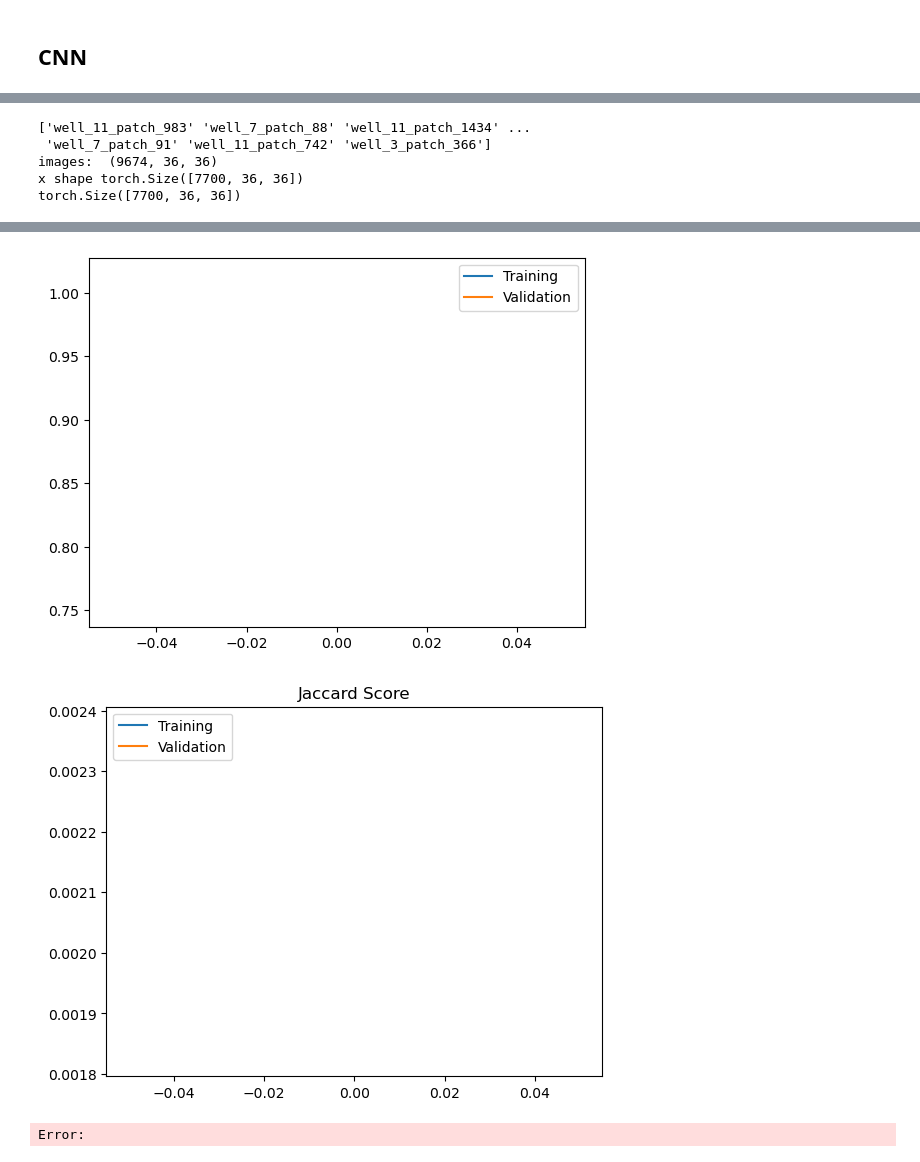
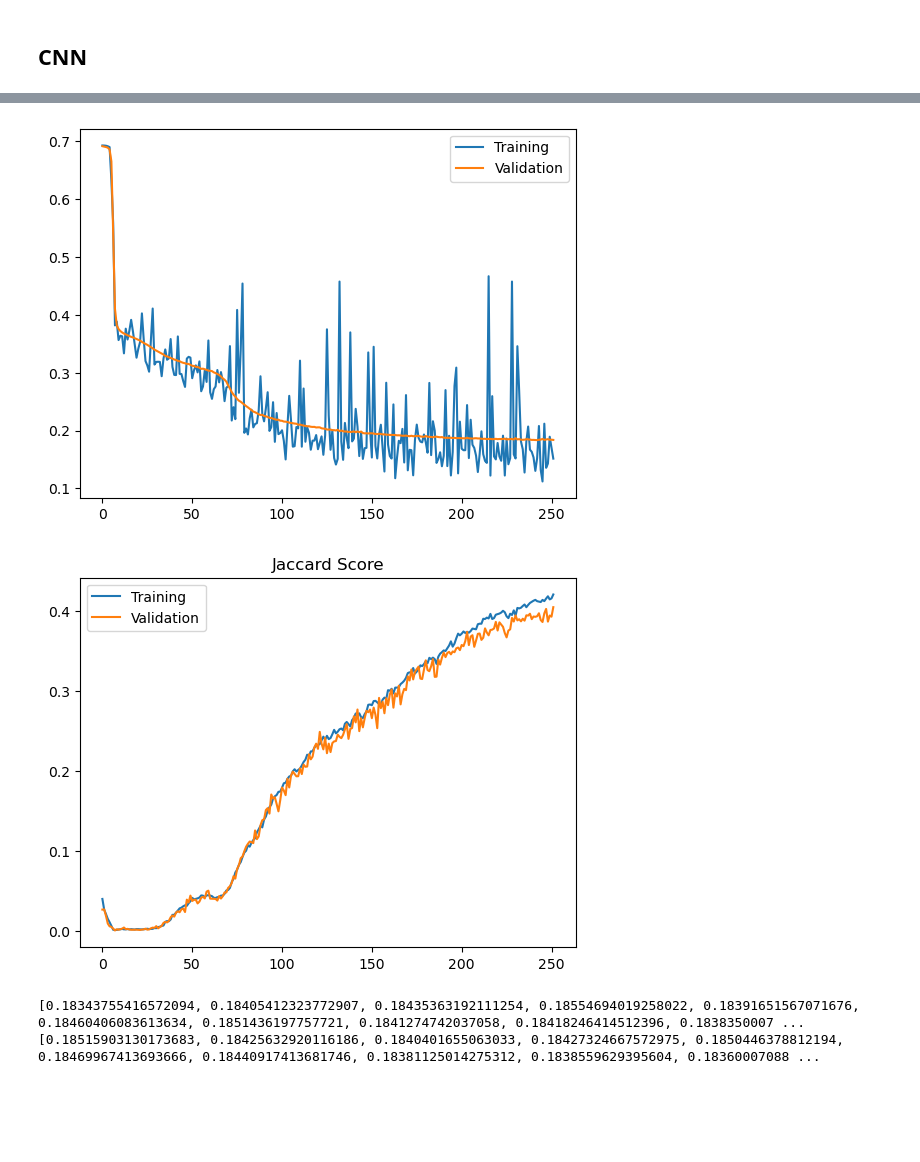
Before and after one commit to AndrejPer/CorrSeg, a Jupyter notebook: script.ipynb, the cells around one changed output, grey strips where cells are left out. Saved outputs shown, nothing was run; the diff lists cells and outputs as text; code cells hidden in the pictures; blank space fills up the shorter version.

```diff
--- a/script.ipynb
+++ b/script.ipynb
@@ -21,7 +24,7 @@ from xgboost import XGBRegressor
 ### Loading data
 # %%
 # Read file
-y_train = pd.read_csv('../y_train_PlZf4rH.csv', index_col=0) #Table with index being the name of the patch
+y_train = pd.read_csv('./y_train_PlZf4rH.csv', index_col=0) #Table with index being the name of the patch
 print(y_train)
 y_1_130 = np.array(y_train.loc['well_1_patch_130'])
 
@@ -51,15 +54,14 @@ well_15_patch_99  0  0  0  0  0  0  0  0  0  0  ...     0     0     0     0
  [0 0 0 ... 0 0 0]]
 [figure]
 # %%
-x = np.load('../images/well_1_patch_40.npy')
+x = np.load('./images/well_1_patch_40.npy')
 x.shape
 # %% [output]
 (36, 36)
 # %%
-path = Path('../images')
+path = Path('./images')
 image_paths = np.array([x for x in path.iterdir()])
-print(image_paths)
-image_names = np.array([str(x).split('/')[2].split('.')[0] for x in image_paths]) # extracting image path names into a list in order to reindex labels
+image_names = np.array([str(x).split('/')[1].split('.')[0] for x in image_paths]) # extracting image path names into a list in order to reindex labels
 n = len(image_paths)
 images_array = np.empty((n, 36, 36), dtype=np.float32)
 
@@ -91,7 +86,7 @@ sns.heatmap(np.array(y_train.loc[well_patch]).reshape(36, 36), ax=axes[0])
 axes[0].set_title('Heatmap')
 axes[0].set_aspect('equal')
 
-x = np.load(f'../images/{well_patch}.npy')
+x = np.load(f'./images/{well_patch}.npy')
 axes[1].imshow(x * 255, cmap='gray')
 axes[1].set_title('Image')
 
@@ -219,36 +348,5 @@ Trainable params: 36,289
 Non-trainable params: 0
 =================================================================
-# %%
-labels = y_train.reindex(image_names)
-print(image_names)
-id = 89
-# plt.imshow(images[id] * 255)
-
-cutoff = 7700
-print("images: ", images_array_imp.shape)
-X_train = torch.tensor(images_array_imp[:cutoff], dtype=torch.float32, device=mps_device)
-X_val = torch.tensor(images_array_imp[cutoff:], dtype=torch.float32, device=mps_device)
-print("x shape", X_train.shape)
-
-y_training = torch.tensor(labels.values[:cutoff].reshape(-1, 36, 36), dtype=torch.float32, device=mps_device)
-print(y_training.shape)
-y_val = torch.tensor(labels.values[cutoff:].reshape(-1, 36, 36), dtype=torch.float32, device=mps_device)
-
-train_set = torch.utils.data.TensorDataset(
-    X_train,
-    y_training)
-val_set = torch.utils.data.TensorDataset(
-    X_val,
-    y_val)
-
-train_loader = torch.utils.data.DataLoader(train_set, batch_size=128, shuffle=True)
-val_loader = torch.utils.data.DataLoader(val_set, batch_size=128, shuffle=False)
-# %% [output]
-['well_11_patch_983' 'well_7_patch_88' 'well_11_patch_1434' ...
- 'well_7_patch_91' 'well_11_patch_742' 'well_3_patch_366']
-images:  (9674, 36, 36)
-x shape torch.Size([7700, 36, 36])
-torch.Size([7700, 36, 36])
 # %%
 from torchmetrics import JaccardIndex
 
@@ -264,10 +362,10 @@ model.to(mps_device)
 
 # Define loss function and optimizer
 criterion = nn.BCELoss()
-optimizer = torch.optim.Adam(model.parameters(), lr=0.00001)
+optimizer = torch.optim.Adam(model.parameters(), lr=0.0001)
 
 # Training loop
-num_epochs = 1
+num_epochs = 6000
 loss_scores = []
 val_loss_scores = []
 jacc_scores = []
@@ -286,14 +384,13 @@ for epoch in range(num_epochs):
         loss.backward()
         optimizer.step()
 
-        # print(labels)
         jacc_score += jaccard(outputs, labels.unsqueeze(1))
 
     # Validation loop
     model.eval()
     val_loss = 0
+    val_jacc_score = 0
     with torch.no_grad():
-        val_jacc_score = 0
         for images, labels in val_loader:
             images = images.unsqueeze(1) # adding a dimention for the channel
             labels = labels.unsqueeze(1) # adding a dimention for the channel
@@ -308,7 +405,22 @@ for epoch in range(num_epochs):
     jacc_scores.append(jacc_score.cpu()/len(train_loader))
     val_loss_scores.append(val_loss/len(val_loader))
     val_jacc_scores.append(val_jacc_score.cpu()/len(val_loader))
+
+    # CHECKPOINT
+    if epoch > 600 and epoch % 50 == 0:
+        torch.save(model.state_dict(), f'trained_model_e:{epoch}_checkpoint.pth')
+
+
+
     print(f'Epoch [{epoch+1}/{num_epochs}], Loss: {loss.item():.4f}, Val Loss: {val_loss/len(val_loader):.4f}')
+
+    if epoch < 100:
+        continue
+    # CHECK LOSS DESCENT
+    elif np.sum(val_loss_scores[-10:]) > np.sum(val_loss_scores[-20:-10]):
+        print(f"checked {np.sum(val_loss_scores[-10:])} with {np.sum(val_loss_scores[-20:-10])}")
+        torch.save(model.state_dict(), f'trained_model_e:{epoch}_critical.pth')
+        break
 
 torch.save(model.state_dict(), f'trained_model_e:{epoch}_{time.localtime()}.pth')
 
@@ -344,4 +456,9 @@ Epoch [1/1], Loss: 1.0144, Val Loss: 0.7498
-[figure, old version]
+[figure, new version]
-[figure, old version]
+[figure, new version]
-Error:
+# %%
+print(val_loss_scores[-10:])
+print(val_loss_scores[-20:-10])
+# %% [output]
+[0.18343755416572094, 0.18405412323772907, 0.18435363192111254, 0.18554694019258022, 0.18391651567071676, 0.18460406083613634, 0.1851436197757721, 0.1841274742037058, 0.18418246414512396, 0.1838350007 ...
+[0.18515903130173683, 0.18425632920116186, 0.1840401655063033, 0.18427324667572975, 0.1850446378812194, 0.18469967413693666, 0.18440917413681746, 0.18381125014275312, 0.1838559629395604, 0.18360007088 ...
 # %%
```
Also changed, not shown: parts of 16 cells of this notebook.
